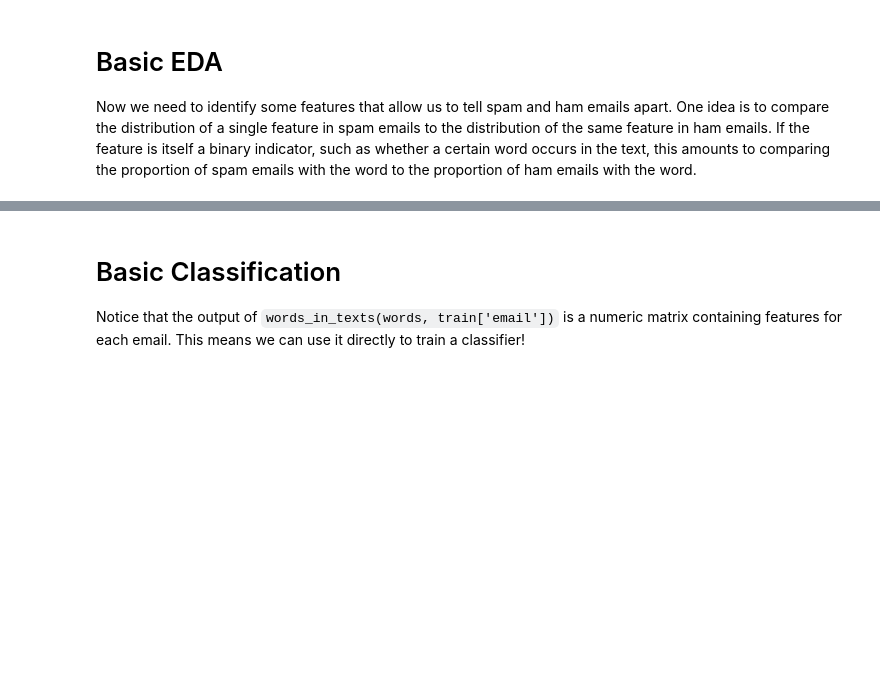
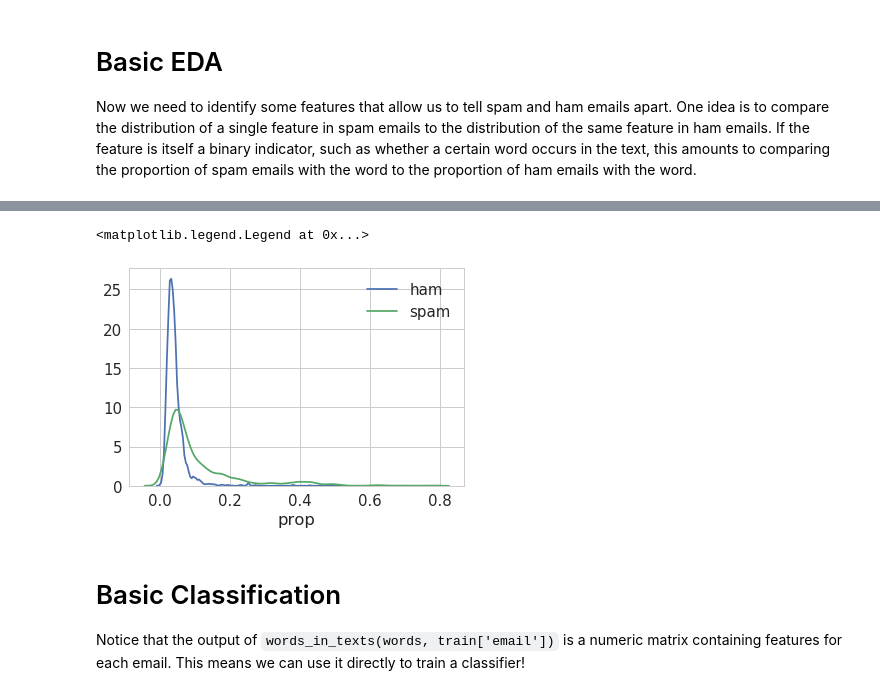
Before and after one commit to hacker0sean/DATA100, a Jupyter notebook: proj2/proj2.ipynb, the cells around one changed output, grey strips where cells are left out. Saved outputs shown, nothing was run; the diff lists cells and outputs as text; code cells hidden in the pictures; blank space fills up the shorter version.

```diff
--- a/proj2/proj2.ipynb
+++ b/proj2/proj2.ipynb
@@ -164,3 +217,16 @@ raise NotImplementedError()
+# %%
+data = pd.read_csv('data/train.csv')
+data["len"] = data["email"].str.len()
+data["upper"] = data["email"].str.findall("[A-Z]").str.len()
+data["prop"] = data["upper"] / data["len"]
+ham = data[data.spam == 0]
+spam = data[data.spam == 1]
+sns.distplot(ham["prop"],hist=False, label="ham")
+sns.distplot(spam["prop"], hist= False, label="spam")
+plt.legend()
+# %% [output]
+<matplotlib.legend.Legend at 0x...>
+[figure, added]
 # %% [markdown]
 # Basic Classification
 
```
Also changed, not shown: parts of 19 cells of this notebook, 2 other files.
